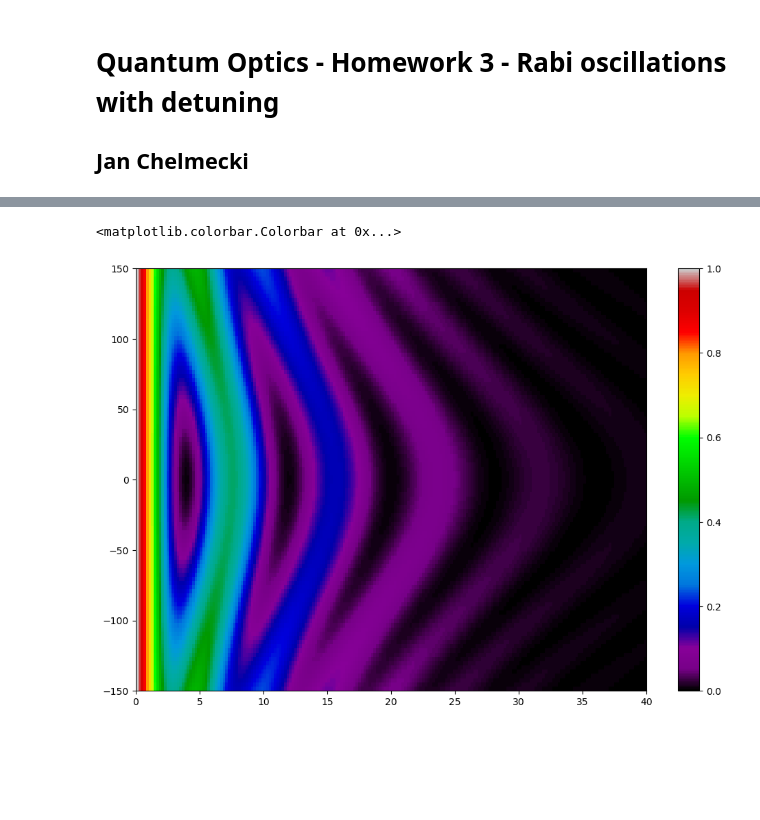
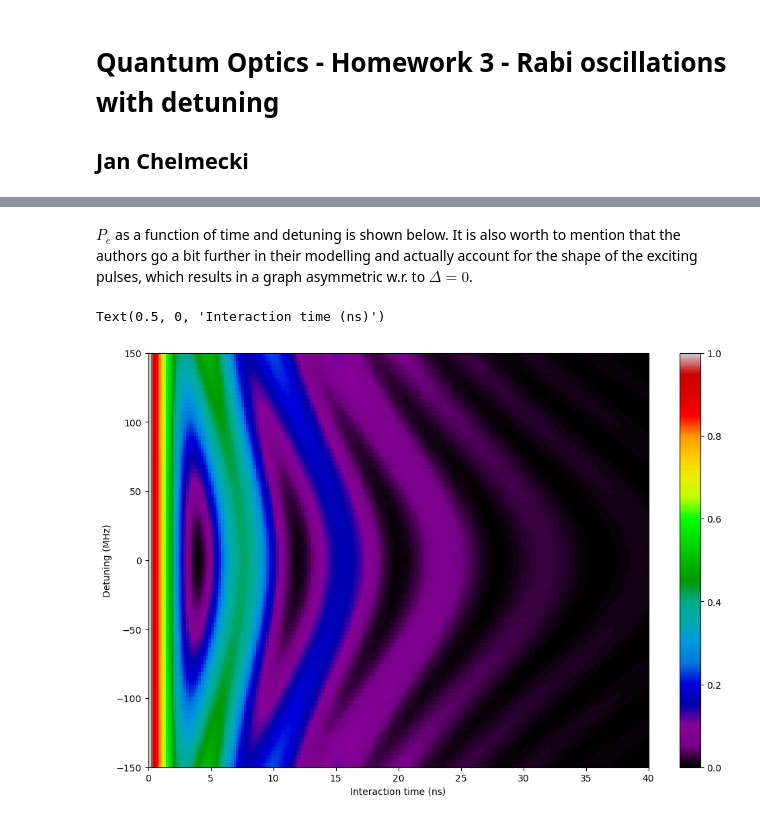
Before and after one commit to jan-chelmecki/ENS-Quantum-Optics-Homework, a Jupyter notebook: HW3_Chelmecki.ipynb, the cells around one changed output, grey strips where cells are left out. Saved outputs shown, nothing was run; the diff lists cells and outputs as text; code cells hidden in the pictures; blank space fills up the shorter version.

```diff
--- a/HW3_Chelmecki.ipynb
+++ b/HW3_Chelmecki.ipynb
@@ -62,3 +71,5 @@ plt.grid()
+# %% [markdown]
+$P_e$ as a function of time and detuning is shown below. It is also worth to mention that the authors go a bit further in their modelling and actually account for the shape of the exciting pulses, which results in a graph asymmetric w.r. to $\Delta=0$.
 # %%
 omega = 124 *2*np.pi/1000 # GHz
 Delta = 2*np.pi/1000 * np.linspace(-150, 150, 100) #GHz
@@ -90,9 +101,11 @@ for i in range(Delta.size):
 # %%
 fig, ax = plt.subplots(figsize=(12, 8))
 im = ax.imshow(P1, cmap ='nipy_spectral', vmin = 0, vmax = 1,
 				extent =[times.min(), times.max(), 1000/(2*np.pi)*Delta.min(), 1000/(2*np.pi)*Delta.max()],
 					interpolation ='nearest', origin ='lower', aspect='auto')
 plt.colorbar(im)
+plt.ylabel("Detuning (MHz)")
+plt.xlabel("Interaction time (ns)")
 # %% [output]
-<matplotlib.colorbar.Colorbar at 0x...>
+Text(0.5, 0, 'Interaction time (ns)')
-[figure, old version]
+[figure, new version]
```
Also changed, not shown: parts of 11 cells of this notebook, 2 other files.
